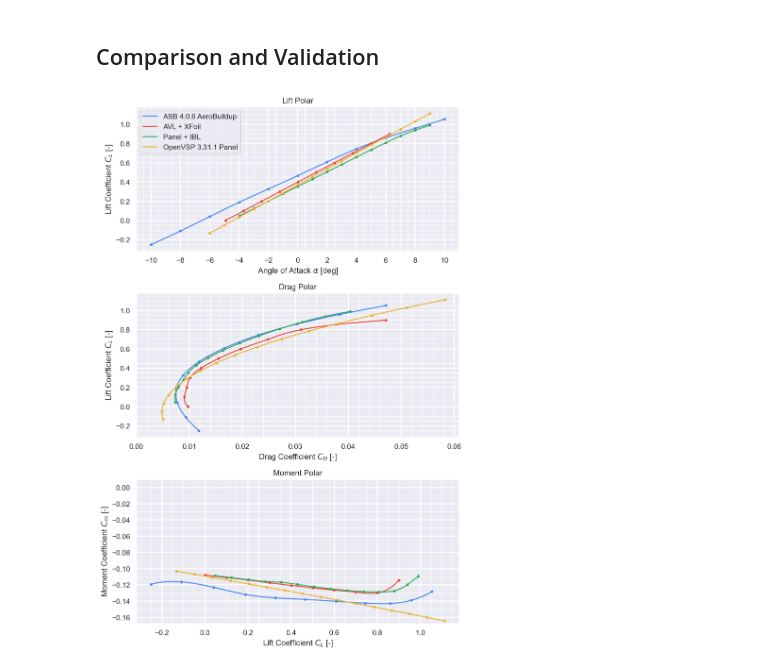
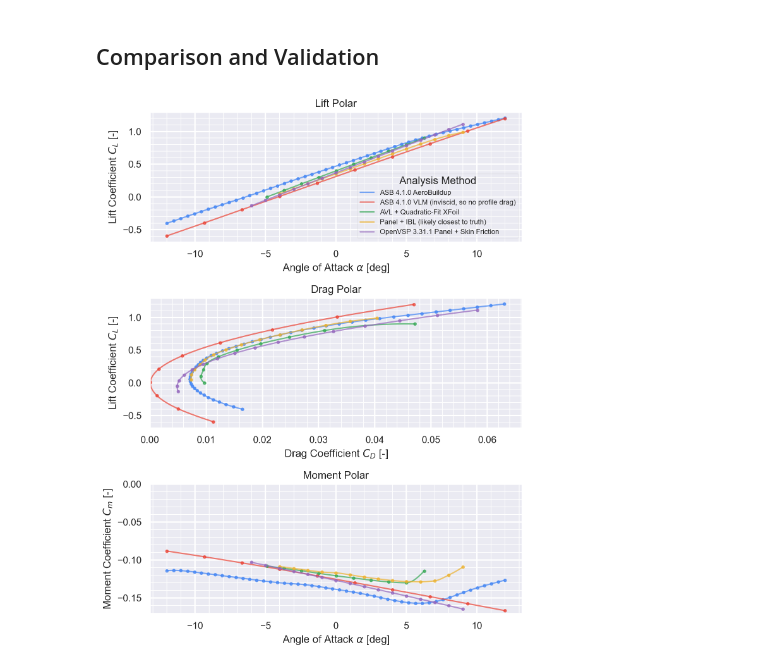
Before and after one commit to peterdsharpe/AeroSandbox, a Jupyter notebook: tutorial/06 - Aerodynamics/01 - AeroSandbox 3D Aerodynamics Tools/01 - Comparison and Validation.ipynb, the cells around one changed output. Drawn from its saved outputs; the diff is of its cells as text; code cells hidden in the pictures.

```diff
--- a/tutorial/06 - Aerodynamics/01 - AeroSandbox 3D Aerodynamics Tools/01 - Comparison and Validation.ipynb
+++ b/tutorial/06 - Aerodynamics/01 - AeroSandbox 3D Aerodynamics Tools/01 - Comparison and Validation.ipynb
@@ -70,11 +69,15 @@ xyz_ref = [0.585, 0, 0]
 # %% [markdown]
 Analysis with AeroBuildup is simple, since it respects vectorization across operating points:
 # %%
+ab_op_point = op_point.copy()
+ab_op_point.alpha = np.linspace(-12, 12, 50)
+
 aerobuildup_aero = asb.AeroBuildup(
     airplane=airplane,
-    op_point=op_point,
+    op_point=ab_op_point,
     xyz_ref=xyz_ref
 ).run()
+aerobuildup_aero["alpha"] = ab_op_point.alpha
 
 aerobuildup_aero
 # %% [output]
@@ -100,6 +103,9 @@ aerobuildup_aero
 # %% [markdown]
 Analysis with `asb.VortexLatticeMethod` is a smidge more work, since it doesn't respect vectorization across operating points:
 # %%
+vlm_op_point = op_point.copy()
+vlm_op_point.alpha = np.linspace(-12, 12, 10)
+
 vlm_aeros = [
     asb.VortexLatticeMethod(
         airplane=airplane,
@@ -107,7 +113,7 @@ vlm_aeros = [
         xyz_ref=xyz_ref,
         spanwise_resolution=5
     ).run()
-    for op in op_point
+    for op in vlm_op_point
 ]
 # %%
 vlm_aero = {}
@@ -117,6 +123,7 @@ for k in vlm_aeros[0].keys():
         aero[k]
         for aero in vlm_aeros
     ])
+vlm_aero["alpha"] = vlm_op_point.alpha
 
 vlm_aero
 # %% [output]
@@ -165,9 +172,9 @@ vlm_aero
 # %%
 name_data_paths = {
     # "AVL 3.35 (inviscid)"   : assets / "avl.csv",
-    "AVL + XFoil"         : assets / "avl_and_xfoil.csv",
-    "Panel + IBL"         : assets / "panel_and_IBL.csv",
-    "OpenVSP 3.31.1 Panel": assets / "openvsp_panel.csv",
+    "AVL + Quadratic-Fit XFoil"            : assets / "avl_and_xfoil.csv",
+    "Panel + IBL (likely closest to truth)": assets / "panel_and_IBL.csv",
+    "OpenVSP 3.31.1 Panel + Skin Friction" : assets / "openvsp_panel.csv",
 }
 
 import pandas as pd
@@ -183,89 +190,58 @@ name_data = {
 import matplotlib.pyplot as plt
 import aerosandbox.tools.pretty_plots as p
 
-fig, ax = plt.subplots(3, 1, figsize=(8, 12), dpi=200)
+fig, ax = plt.subplots(3, 1, figsize=(7, 9), dpi=200)
 
 for name, aero in {
-    f"ASB {asb.__version__} AeroBuildup": aerobuildup_aero,
-    # f"ASB {asb.__version__} VLM (inviscid)"        : vlm_aero
+    f"ASB {asb.__version__} AeroBuildup"                       : aerobuildup_aero,
+    f"ASB {asb.__version__} VLM (inviscid, so no profile drag)": vlm_aero,
+    **name_data
 }.items():
     plt.sca(ax[0])
-
     p.plot_smooth(
-        op_point.alpha,
+        aero["alpha"],
         aero["CL"],
-        ".-",
-        label=name
+        label=name,
+        function_of="x",
+        alpha=0.7,
     )
 
     plt.sca(ax[1])
-
     p.plot_smooth(
         aero["CD"],
         aero["CL"],
-        ".-",
-        label=name
+        label=name,
+        alpha=0.7,
     )
 
     plt.sca(ax[2])
-
     p.plot_smooth(
-        aero["CL"],
+        aero["alpha"],
         aero["Cm"],
-        ".-",
-        label=name
-    )
-
-for name, data in name_data.items():
-    plt.sca(ax[0])
-
-    p.plot_smooth(
-        data["alpha"],
-        data["CL"],
-        ".-",
-        label=name
-    )
-
-    plt.sca(ax[1])
-
-
-    p.plot_smooth(
-        data["CD"],
-        data["CL"],
-        ".-",
-        label=name
-    )
-
-    plt.sca(ax[2])
-
-    p.plot_smooth(
-        data["CL"],
-        data["Cm"],
-        ".-",
-        label=name
+        label=name,
+        function_of="x",
+        alpha=0.7,
     )
 
 ax[0].set_title("Lift Polar")
 ax[0].set_xlabel("Angle of Attack $\\alpha$ [deg]")
 ax[0].set_ylabel("Lift Coefficient $C_L$ [-]")
-plt.sca(ax[0])
-p.set_ticks(2,0.5,0.2,0.05)
 
 ax[1].set_title("Drag Polar")
 ax[1].set_xlabel("Drag Coefficient $C_D$ [-]")
 ax[1].set_ylabel("Lift Coefficient $C_L$ [-]")
 ax[1].set_xlim(left=0)
-plt.sca(ax[1])
-p.set_ticks(0.01, 0.002, 0.2, 0.05)
 
 ax[2].set_title("Moment Polar")
-ax[2].set_xlabel("Lift Coefficient $C_L$ [-]")
+ax[2].set_xlabel("Angle of Attack $\\alpha$ [deg]")
 ax[2].set_ylabel("Moment Coefficient $C_m$ [-]")
-ax[2].set_ylim(top=0.01)  # Keep zero in view
-plt.sca(ax[2])
-p.set_ticks(0.2, 0.05, 0.02, 0.01)
+ax[2].set_ylim(top=0)  # Keep zero in view
 
-plt.sca(ax[0])
-p.show_plot()
+ax[0].legend(
+    title="Analysis Method",
+    fontsize=8,
+    framealpha=0.2,
+)
+p.show_plot(legend=False)
 # %% [output]
-[figure, old version]
+[figure, new version]
```
Also changed, not shown: parts of 6 cells of this notebook.
